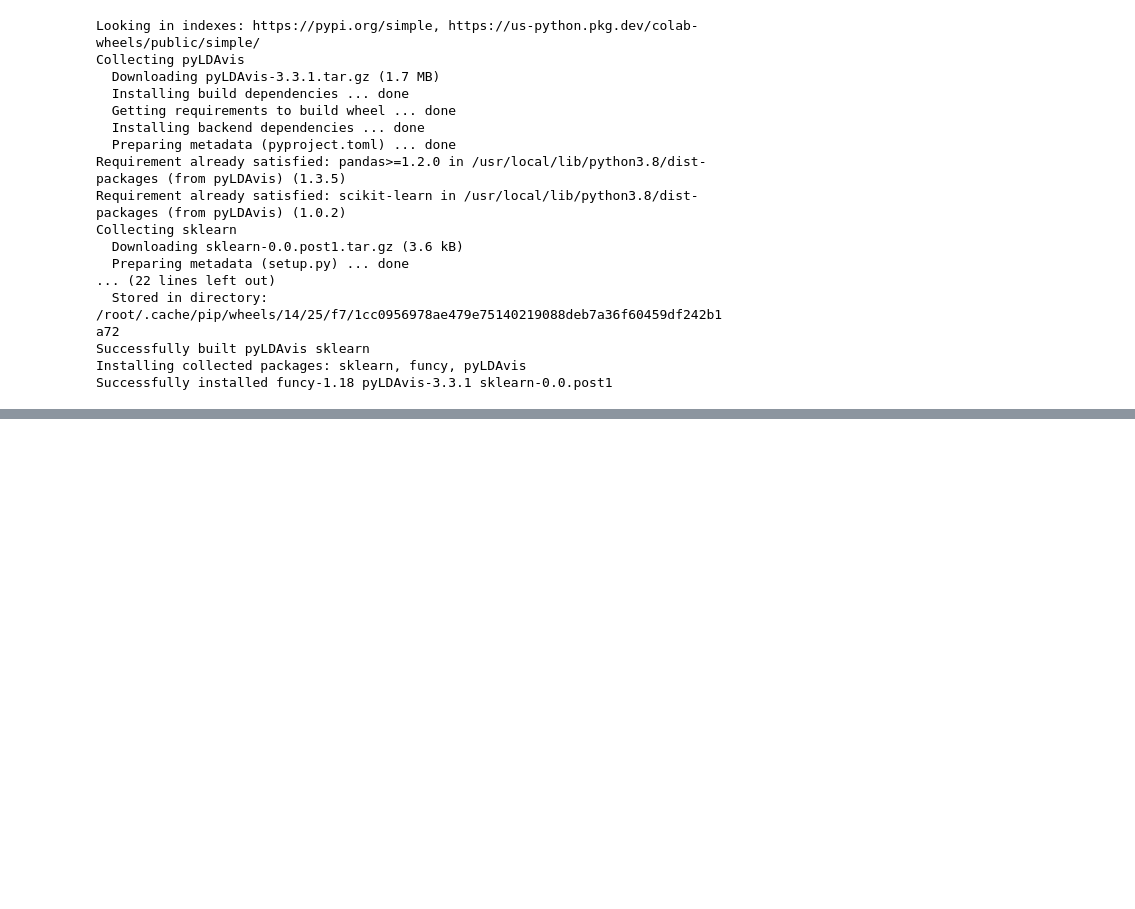
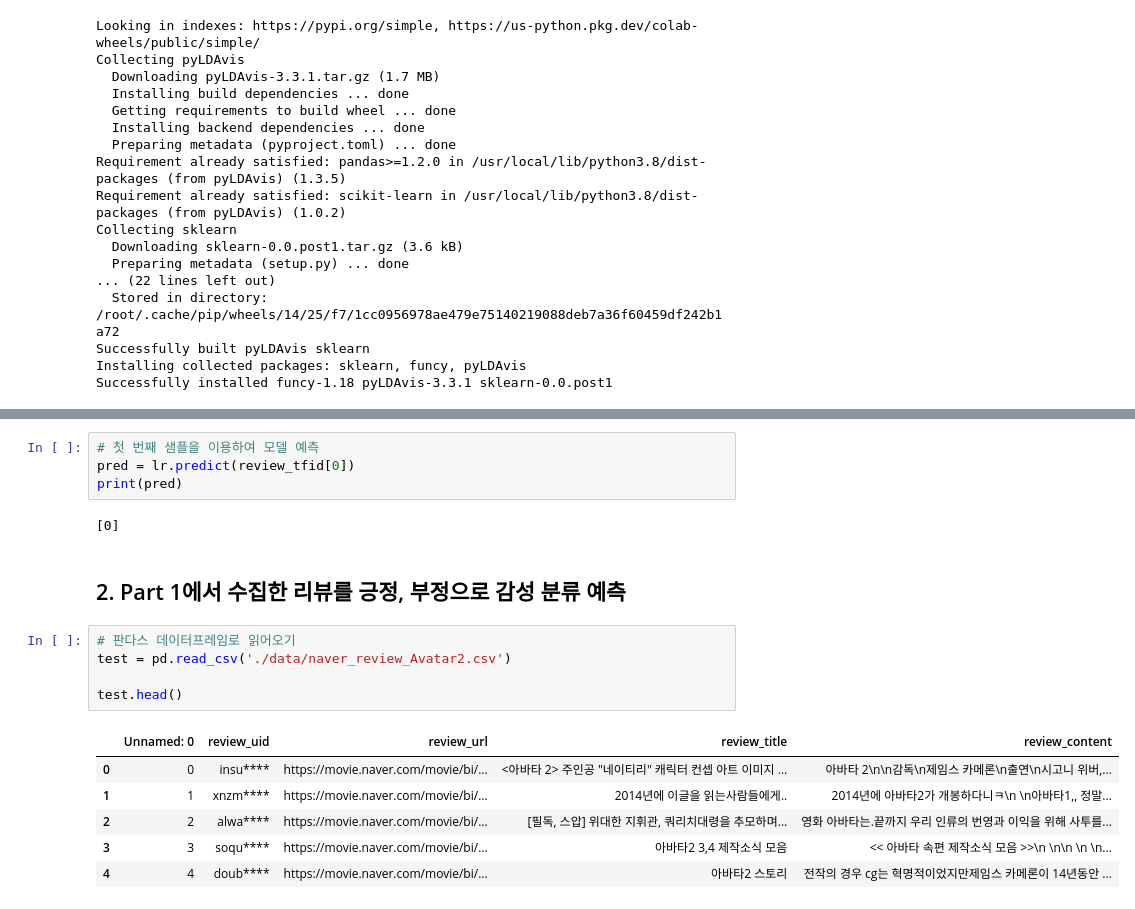
Before and after one commit to dablro12/data_analyses, a Jupyter notebook: Part2_Avatar2_Final_project_copy.ipynb, the cells around one changed output, grey strips where cells are left out. Cells and saved outputs as stored; diff of their text form; blank space fills up the shorter version.

```diff
--- a/Part2_Avatar2_Final_project_copy.ipynb
+++ b/Part2_Avatar2_Final_project_copy.ipynb
@@ -243,0 +266,20 @@ pyLDAvis.display(visualization)
+# %%
+# 첫 번째 샘플을 이용하여 모델 예측
+pred = lr.predict(review_tfid[0])
+print(pred)
+# %% [output]
+[0]
+# %% [markdown]
+## 2. Part 1에서 수집한 리뷰를 긍정, 부정으로 감성 분류 예측
+# %%
+# 판다스 데이터프레임로 읽어오기
+test = pd.read_csv('./data/naver_review_Avatar2.csv')
+
+test.head()
+# %% [output]
+|  | Unnamed: 0 | review_uid | review_url | review_title | review_content |
+| 0 | 0 | insu**** | https://movie.naver.com/movie/bi/... | <아바타 2> 주인공 "네이티리" 캐릭터 컨셉 아트 이미지 ... | 아바타 2\n\n감독\n제임스 카메론\n출연\n시고니 위버,... |
+| 1 | 1 | xnzm**** | https://movie.naver.com/movie/bi/... | 2014년에 이글을 읽는사람들에게.. | 2014년에 아바타2가 개봉하다니ㅋ\n \n아바타1,, 정말... |
+| 2 | 2 | alwa**** | https://movie.naver.com/movie/bi/... | [필독, 스압] 위대한 지휘관, 쿼리치대령을 추모하며... | 영화 아바타는.끝까지 우리 인류의 번영과 이익을 위해 사투를... |
+| 3 | 3 | soqu**** | https://movie.naver.com/movie/bi/... | 아바타2 3,4 제작소식 모음 | << 아바타 속편 제작소식 모음 >>\n \n\n \n \n... |
+| 4 | 4 | doub**** | https://movie.naver.com/movie/bi/... | 아바타2 스토리 | 전작의 경우 cg는 혁명적이었지만제임스 카메론이 14년동안 ... |
```
Also changed, not shown: parts of 9 cells of this notebook.
